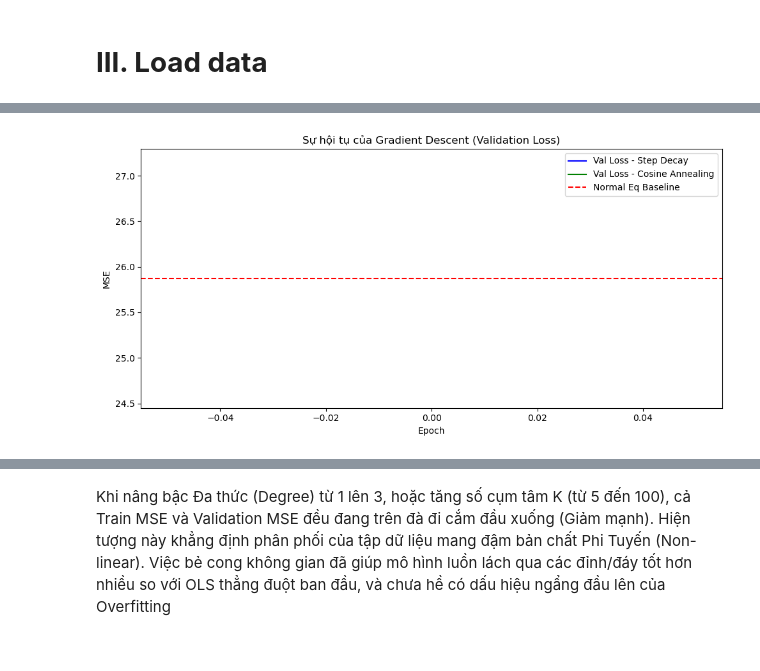
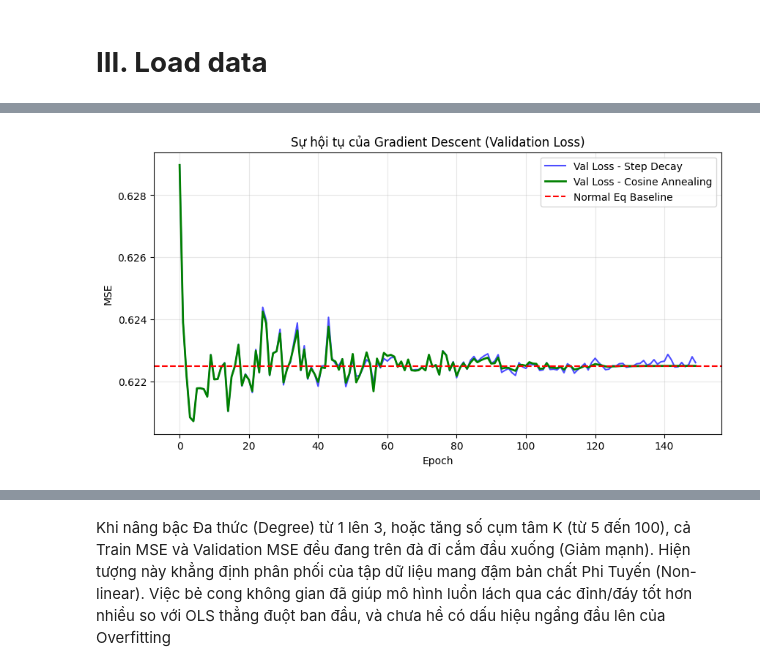
Before and after one commit to conluoi123/Machine-Learning---Project-1-, a Jupyter notebook: code/Part1_Regression/models.ipynb, the cells around one changed output, grey strips where cells are left out. Cells and saved outputs as stored; diff of their text form; code cells hidden in the pictures.

```diff
--- a/code/Part1_Regression/models.ipynb
+++ b/code/Part1_Regression/models.ipynb
@@ -86,84 +253,79 @@ Normal Equation - Val R2:     0.2859
 # %%
-def step_decay(epoch, lr0=0.01, drop=0.5, epochs_drop=50):
-    return lr0 * (drop ** (epoch // epochs_drop))
-
-def cosine_annealing(epoch, T_max, lr_min=1e-5, lr_max=0.01):
-    return lr_min + 0.5 * (lr_max - lr_min) * (1 + np.cos(np.pi * epoch / T_max))
-
 class MiniBatchGDRegression:
-    def __init__(self, lr_schedule='step', lr0=0.01, batch_size=256, epochs=200):
+    def __init__(self, lr_schedule='step', lr0=0.01, batch_size=256, epochs=200, random_state=42):
         self.lr_schedule = lr_schedule
         self.lr0 = lr0
         self.batch_size = batch_size
         self.epochs = epochs
+        self.random_state = random_state
         self.w = None
         self.loss_history = {'train': [], 'val': []}
 
+    def _add_bias(self, X):
+        return np.insert(X, 0, 1, axis=1)
+
+    def _get_lr(self, epoch):
+        if self.lr_schedule == 'step':
+            return self.lr0 * (0.5 ** (epoch // 50))
+        elif self.lr_schedule == 'cosine':
+            return 1e-5 + 0.5 * (self.lr0 - 1e-5) * (1 + np.cos(np.pi * epoch / self.epochs))
+        return self.lr0
+
     def fit(self, X_train, y_train, X_val, y_val):
-        Phi_train = np.hstack([np.ones((X_train.shape[0], 1)), X_train])
-        Phi_val = np.hstack([np.ones((X_val.shape[0], 1)), X_val])
+        np.random.seed(self.random_state)
+        X_train_b = self._add_bias(X_train)
+        X_val_b = self._add_bias(X_val)
 
-        n_samples, n_features = Phi_train.shape
-        self.w = np.zeros(n_features) # Khởi tạo trọng số W bằng 0
+        n_samples, n_features = X_train_b.shape
+        self.w = np.random.randn(n_features) * 0.01
 
         for epoch in range(self.epochs):
-            # Tính learning rate hiện tại
-            if self.lr_schedule == 'step':
-                lr = step_decay(epoch, lr0=self.lr0, drop=0.5, epochs_drop=50)
-            elif self.lr_schedule == 'cosine':
-                lr = cosine_annealing(epoch, T_max=self.epochs, lr_max=self.lr0)
-            else:
-                lr = self.lr0
-
-            # Trộn data
+            lr = self._get_lr(epoch)
             indices = np.random.permutation(n_samples)
+            X_shuffled = X_train_b[indices]
+            y_shuffled = y_train[indices]
 
             for start_idx in range(0, n_samples, self.batch_size):
-                batch_idx = indices[start_idx:start_idx + self.batch_size]
-                X_b = Phi_train[batch_idx]
-                y_b = y_train[batch_idx]
+                end_idx = start_idx + self.batch_size
+                xi = X_shuffled[start_idx:end_idx]
+                yi = y_shuffled[start_idx:end_idx]
 
-                # Gradient = X^T * (X*w - y) / batch_size
-                predictions = X_b @ self.w
-                errors = predictions - y_b
-                gradient = (X_b.T @ errors) / self.batch_size
-                #gradient = np.clip(gradient, -1, 1)
-                # Cập nhật trọng số
+                gradient = (xi.T @ (xi @ self.w - yi)) / len(xi)
                 self.w -= lr * gradient
 
-            # Ghi lại giá trị Loss (MSE) mỗi epoch
-            self.loss_history['train'].append(mse_score(y_train, Phi_train @ self.w))
-            self.loss_history['val'].append(mse_score(y_val, Phi_val @ self.w))
+            train_loss = np.mean((X_train_b @ self.w - y_train)**2)
+            val_loss = np.mean((X_val_b @ self.w - y_val)**2)
+
+            self.loss_history['train'].append(train_loss)
+            self.loss_history['val'].append(val_loss)
 
     def predict(self, X):
-        Phi = np.hstack([np.ones((X.shape[0], 1)), X])
-        return Phi @ self.w
+        return self._add_bias(X) @ self.w
 
 # Chạy mô hình và so sánh
 epochs_run = 150
-lr_init = 0.005
+lr_init = 0.01
 
 # 1. Thử với Step decay
 gd_step = MiniBatchGDRegression(lr_schedule='step', lr0=lr_init, epochs=epochs_run)
 gd_step.fit(X_train, y_train, X_val, y_val)
 
 # 2. Thử với Cosine Annealing
 gd_cos = MiniBatchGDRegression(lr_schedule='cosine', lr0=lr_init, epochs=epochs_run)
 gd_cos.fit(X_train, y_train, X_val, y_val)
 
 # 3. Vẽ Loss Curve so sánh sự hội tụ
 plt.figure(figsize=(10, 5))
-plt.plot(gd_step.loss_history['val'], label='Val Loss - Step Decay', color='blue')
-plt.plot(gd_cos.loss_history['val'], label='Val Loss - Cosine Annealing', color='green')
-# Đường Loss bằng Normal Equation để làm mốc Benchmark
+plt.plot(gd_step.loss_history['val'], label='Val Loss - Step Decay', color='blue', alpha=0.7)
+plt.plot(gd_cos.loss_history['val'], label='Val Loss - Cosine Annealing', color='green', linewidth=2)
 plt.axhline(mse_score(y_val, ne_pred_val), color='red', linestyle='--', label='Normal Eq Baseline')
 
 plt.title('Sự hội tụ của Gradient Descent (Validation Loss)')
 plt.xlabel('Epoch')
 plt.ylabel('MSE')
 plt.legend()
-plt.tight_layout()
+plt.grid(True, alpha=0.3)
 plt.show()
 # %% [output]
-[figure, old version]
+[figure, new version]
 # %% [markdown]
```
Also changed, not shown: parts of 95 cells of this notebook, 11 other files.
